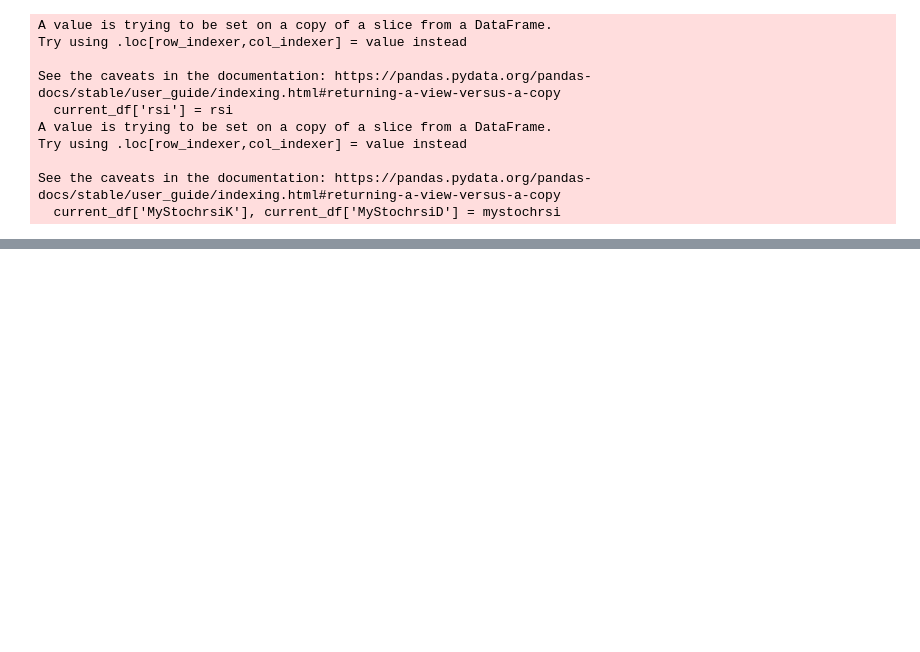
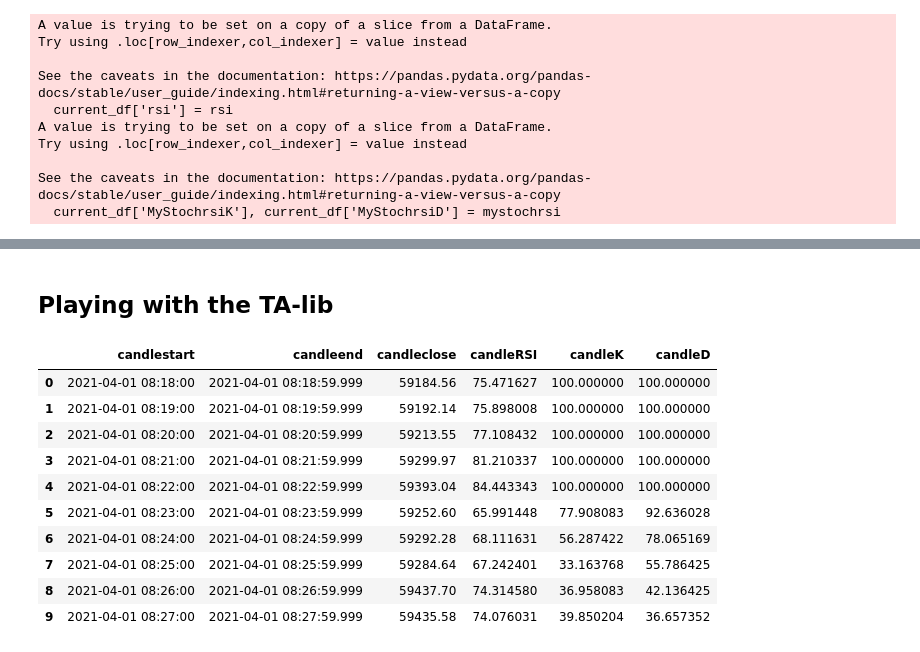
Before and after one commit to fciannel/crypto-print-money, a Jupyter notebook: notebooks/binance_historical_data.ipynb, the cells around one changed output, grey strips where cells are left out. Cells and saved outputs as stored; diff of their text form; code cells hidden in the pictures; blank space fills up the shorter version.

```diff
--- a/notebooks/binance_historical_data.ipynb
+++ b/notebooks/binance_historical_data.ipynb
@@ -109,0 +144,16 @@ See the caveats in the documentation: https://pandas.pydata.org/pandas-docs/stab
+# %% [markdown]
+## Playing with the TA-lib
+# %%
+final_df[:10]
+# %% [output]
+|  | candlestart | candleend | candleclose | candleRSI | candleK | candleD |
+| 0 | 2021-04-01 08:18:00 | 2021-04-01 08:18:59.999 | 59184.56 | 75.471627 | 100.000000 | 100.000000 |
+| 1 | 2021-04-01 08:19:00 | 2021-04-01 08:19:59.999 | 59192.14 | 75.898008 | 100.000000 | 100.000000 |
+| 2 | 2021-04-01 08:20:00 | 2021-04-01 08:20:59.999 | 59213.55 | 77.108432 | 100.000000 | 100.000000 |
+| 3 | 2021-04-01 08:21:00 | 2021-04-01 08:21:59.999 | 59299.97 | 81.210337 | 100.000000 | 100.000000 |
+| 4 | 2021-04-01 08:22:00 | 2021-04-01 08:22:59.999 | 59393.04 | 84.443343 | 100.000000 | 100.000000 |
+| 5 | 2021-04-01 08:23:00 | 2021-04-01 08:23:59.999 | 59252.60 | 65.991448 | 77.908083 | 92.636028 |
+| 6 | 2021-04-01 08:24:00 | 2021-04-01 08:24:59.999 | 59292.28 | 68.111631 | 56.287422 | 78.065169 |
+| 7 | 2021-04-01 08:25:00 | 2021-04-01 08:25:59.999 | 59284.64 | 67.242401 | 33.163768 | 55.786425 |
+| 8 | 2021-04-01 08:26:00 | 2021-04-01 08:26:59.999 | 59437.70 | 74.314580 | 36.958083 | 42.136425 |
+| 9 | 2021-04-01 08:27:00 | 2021-04-01 08:27:59.999 | 59435.58 | 74.076031 | 39.850204 | 36.657352 |
```
Also changed, not shown: parts of 10 cells of this notebook, 1 other file.
